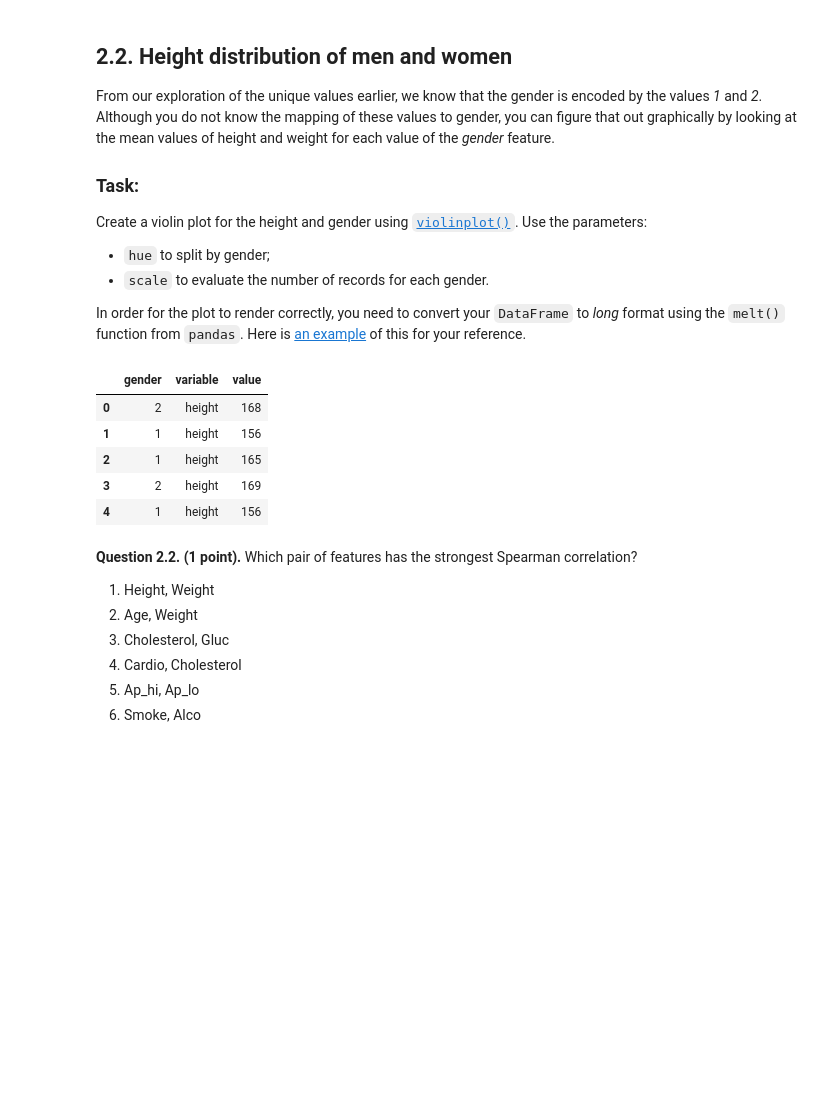
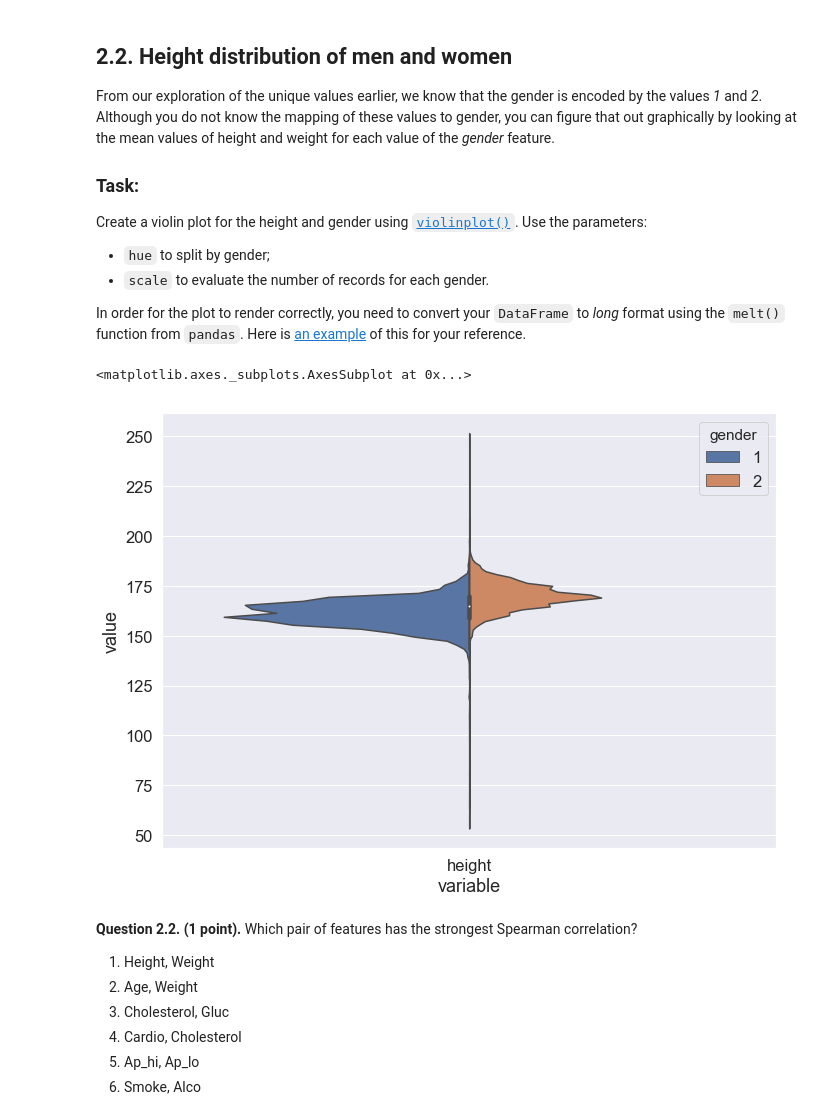
Before and after one commit to sweeterr/mlcourse.ai, a Jupyter notebook: jupyter_english/assignments_demo/assignment02_analyzing_cardiovascular_desease_data.ipynb, the cells around one changed output. Cells and saved outputs as stored; diff of their text form; code cells hidden in the pictures; blank space fills up the shorter version.

```diff
--- a/jupyter_english/assignments_demo/assignment02_analyzing_cardiovascular_desease_data.ipynb
+++ b/jupyter_english/assignments_demo/assignment02_analyzing_cardiovascular_desease_data.ipynb
@@ -407,18 +407,13 @@ Create a violin plot for the height and gender using [`violinplot()`](https://se
 
 In order for the plot to render correctly, you need to convert your `DataFrame` to *long* format using the `melt()` function from `pandas`. Here is [an example](https://stackoverflow.com/a/41575149/3338479) of this for your reference.
 # %%
-#sns.violinplot(y='height', x='gender', data=df)
+#sns.violinplot(y='height', hue='gender', data=df)
 
-new_df = pd.melt(df, value_vars=['height'], id_vars='gender')
 
-sns.violinplot(x='variable', y='value', hue='gender', data=df)
+sns.violinplot(x='variable', y='value', hue='gender', split=True, scale='count', data=pd.melt(df, value_vars=['height'], id_vars='gender'))
 # %% [output]
-|  | gender | variable | value |
-| 0 | 2 | height | 168 |
-| 1 | 1 | height | 156 |
-| 2 | 1 | height | 165 |
-| 3 | 2 | height | 169 |
-| 4 | 1 | height | 156 |
+<matplotlib.axes._subplots.AxesSubplot at 0x...>
+[figure, added]
 # %% [markdown]
 **Question 2.2. (1 point).** Which pair of features has the strongest Spearman correlation?
 
```
Also changed, not shown: 14 other files.
